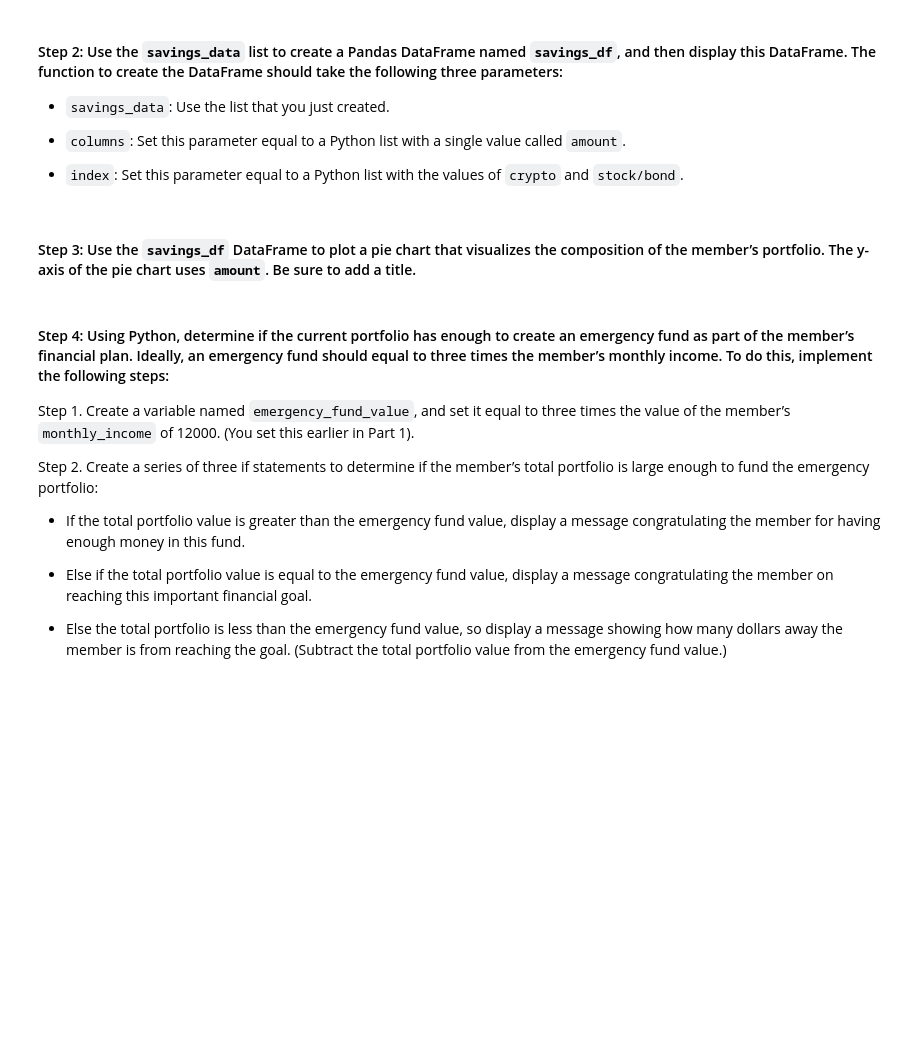
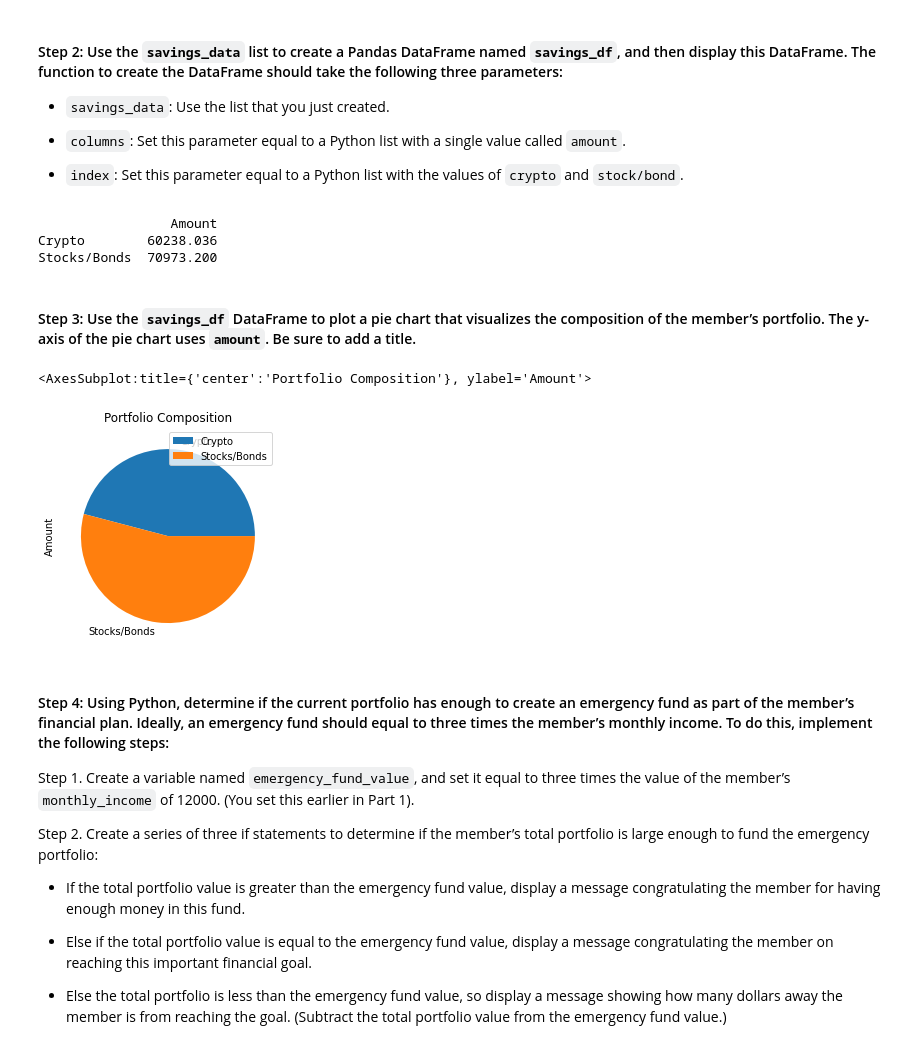
Before and after one commit to davidlp94/05_DLP_Financial_Planning_Tools, a Jupyter notebook: financial_planning_tools.ipynb, the cells around one changed output. Cells and saved outputs as stored; diff of their text form; code cells hidden in the pictures; blank space fills up the shorter version.

```diff
--- a/financial_planning_tools.ipynb
+++ b/financial_planning_tools.ipynb
@@ -283,6 +300,7 @@ The current value of the stock portfolio is $48611.20.
 # %%
 # Calculate the total value of the stock and bond portion of the portfolio
-total_stocks_bonds = # YOUR CODE HERE
+total_stocks_bonds = spy_value+agg_value
 
 # Print the current balance of the stock and bond portion of the portfolio
-# YOUR CODE HERE
+print(f"The current balance of the stock and bond portion of the portfolio is ${total_stocks_bonds:.2f}.")
+print('-----')
@@ -325,7 +350,8 @@ In this section, you’ll use the valuations for the cryptocurrency wallet and f
 #### Step 1: Create a Python list named `savings_data` that has two elements. The first element contains the total value of the cryptocurrency wallet. The second element contains the total value of the stock and bond portions of the portfolio.
 # %%
 # Consolidate financial assets data into a Python list
-# YOUR CODE HERE
+savings_data = [total_crypto_wallet, total_stocks_bonds]
 
 # Review the Python list savings_data
-# YOUR CODE HERE
+print(savings_data)
+print('-----')
@@ -339,15 +368,24 @@ In this section, you’ll use the valuations for the cryptocurrency wallet and f
 - `index`: Set this parameter equal to a Python list with the values of `crypto` and `stock/bond`.
 # %%
 # Create a Pandas DataFrame called savings_df
-# YOUR CODE HERE
+columns = ['Amount']
+index = ['Crypto', 'Stocks/Bonds']
+savings_df = pd.DataFrame(savings_data, columns=columns, index=index)
 
 # Display the savings_df DataFrame
-# YOUR CODE HERE
+print(savings_df)
+# %% [output]
+                 Amount
+Crypto        60238.036
+Stocks/Bonds  70973.200
 # %% [markdown]
 #### Step 3: Use the `savings_df` DataFrame to plot a pie chart that visualizes the composition of the member’s portfolio. The y-axis of the pie chart uses `amount`. Be sure to add a title.
 # %%
 # Plot the total value of the member's portfolio (crypto and stock/bond) in a pie chart
-# YOUR CODE HERE
+savings_df.plot.pie(y='Amount', title='Portfolio Composition')
+# %% [output]
+<AxesSubplot:title={'center':'Portfolio Composition'}, ylabel='Amount'>
+[figure, added]
 # %% [markdown]
 #### Step 4: Using Python, determine if the current portfolio has enough to create an emergency fund as part of the member’s financial plan. Ideally, an emergency fund should equal to three times the member’s monthly income. To do this, implement the following steps:
 
```
Also changed, not shown: parts of 26 cells of this notebook.
